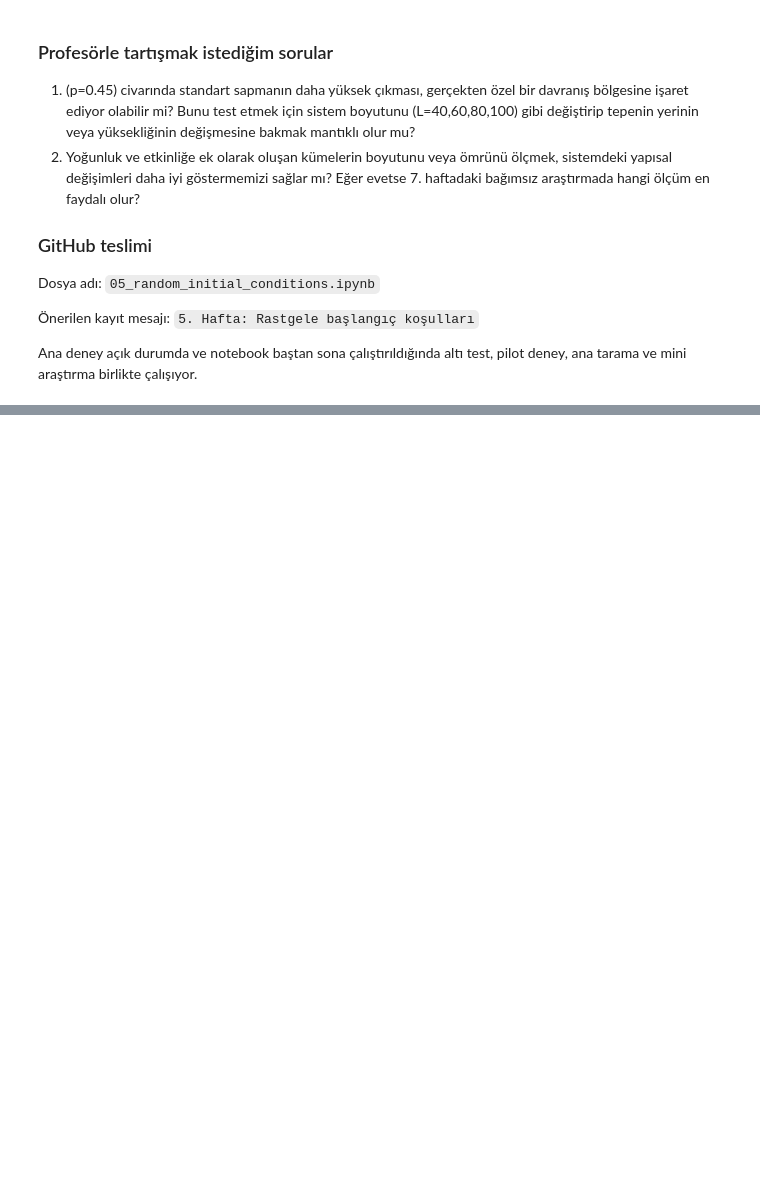
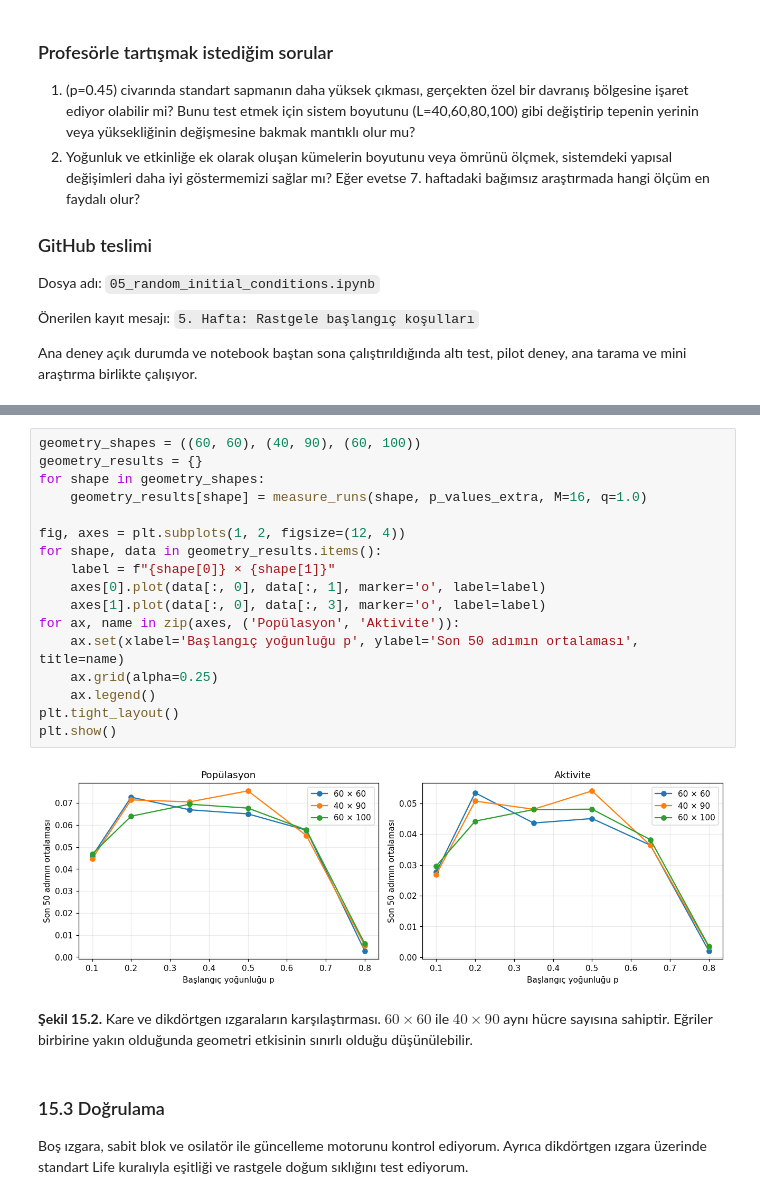
Before and after one commit to yildizaliyigit067-dotcom/CA, a Jupyter notebook: 05_random_initial_conditions.ipynb, the cells around one changed output, grey strips where cells are left out. Drawn from its saved outputs; the diff is of its cells as text; blank space fills up the shorter version.

```diff
--- a/05_random_initial_conditions.ipynb
+++ b/05_random_initial_conditions.ipynb
@@ -843,0 +795,25 @@ Tekrar sayısını artırmak, ortalama ve standart sapmanın tahminini daha kara
+# %%
+geometry_shapes = ((60, 60), (40, 90), (60, 100))
+geometry_results = {}
+for shape in geometry_shapes:
+    geometry_results[shape] = measure_runs(shape, p_values_extra, M=16, q=1.0)
+
+fig, axes = plt.subplots(1, 2, figsize=(12, 4))
+for shape, data in geometry_results.items():
+    label = f"{shape[0]} × {shape[1]}"
+    axes[0].plot(data[:, 0], data[:, 1], marker='o', label=label)
+    axes[1].plot(data[:, 0], data[:, 3], marker='o', label=label)
+for ax, name in zip(axes, ('Popülasyon', 'Aktivite')):
+    ax.set(xlabel='Başlangıç yoğunluğu p', ylabel='Son 50 adımın ortalaması', title=name)
+    ax.grid(alpha=0.25)
+    ax.legend()
+plt.tight_layout()
+plt.show()
+# %% [output]
+[figure, added]
+# %% [markdown]
+**Şekil 15.2.** Kare ve dikdörtgen ızgaraların karşılaştırması. $60 \times 60$ ile $40 \times 90$ aynı hücre sayısına sahiptir. Eğriler birbirine yakın olduğunda geometri etkisinin sınırlı olduğu düşünülebilir.
+# %% [markdown]
+### 15.3 Doğrulama
+
+Boş ızgara, sabit blok ve osilatör ile güncelleme motorunu kontrol ediyorum. Ayrıca dikdörtgen ızgara üzerinde standart Life kuralıyla eşitliği ve rastgele doğum sıklığını test ediyorum.
```
Also changed, not shown: parts of 16 cells of this notebook.
